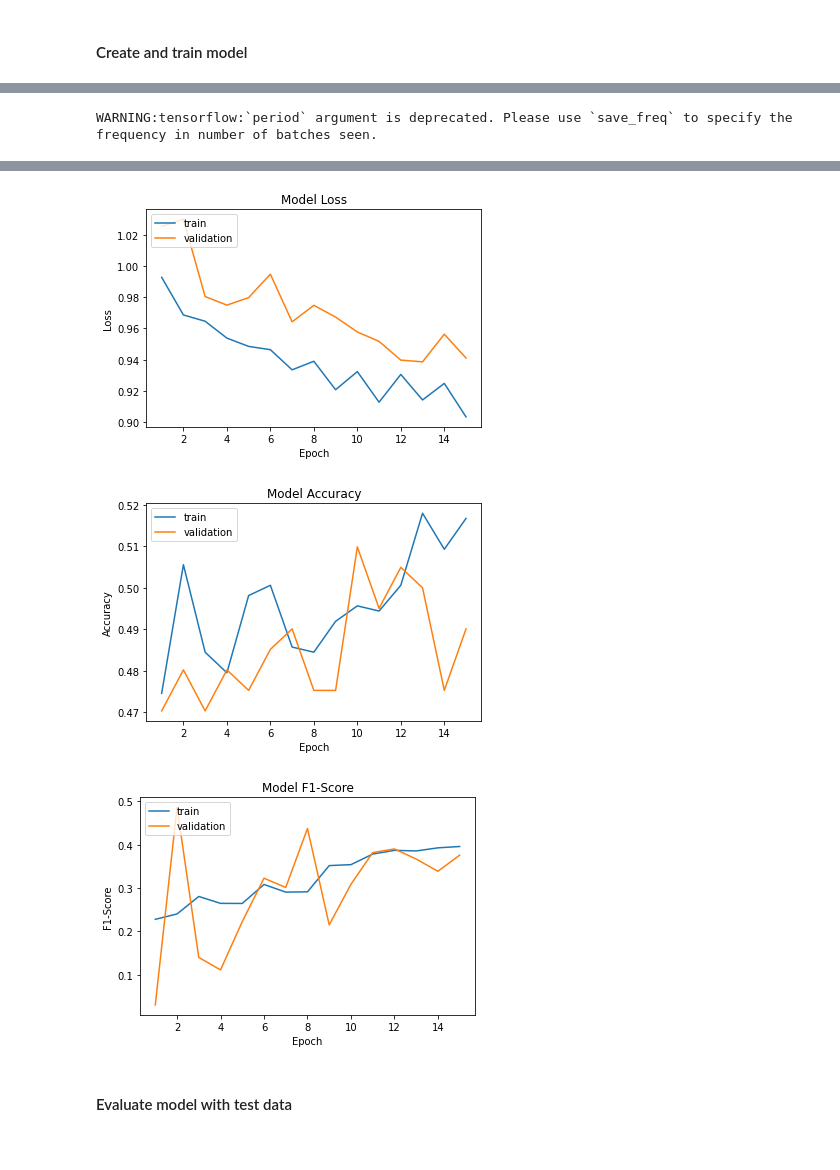
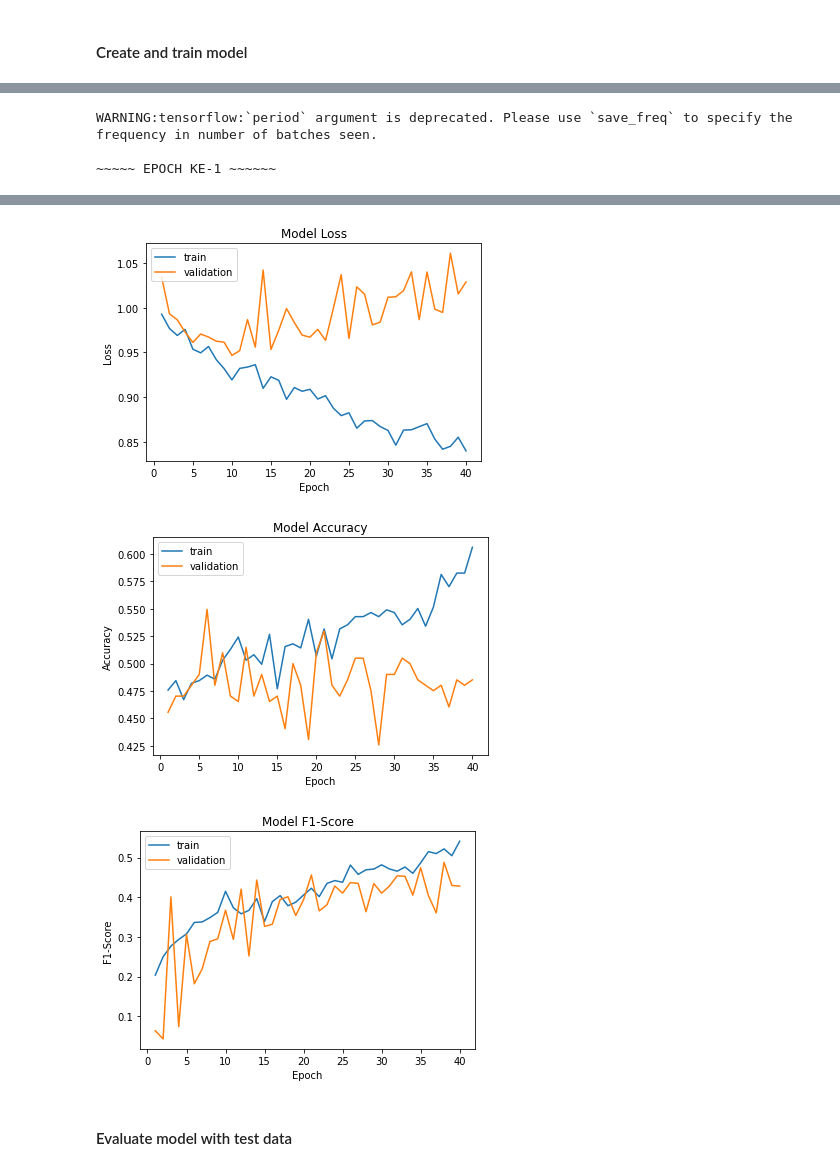
Before and after one commit to fakhryfernanda/deeplearning-tugas, a Jupyter notebook: tugas3/model_train.ipynb, the cells around one changed output, grey strips where cells are left out. Drawn from its saved outputs; the diff is of its cells as text; code cells hidden in the pictures.

```diff
--- a/tugas3/model_train.ipynb
+++ b/tugas3/model_train.ipynb
@@ -268,7 +268,7 @@ None
 # %%
 ### Train model
 
-EPOCHS = 15
+EPOCHS = 40
 BATCH_SIZE = 128
 
 optimizer = Adam(learning_rate=0.0005)
@@ -290,6 +290,7 @@ train_history = {"loss":[],
                  "val_f1_score":[]}
 
 for epoch in range(EPOCHS):
+    print(f"\n~~~~~ EPOCH KE-{epoch + 1} ~~~~~~\n")
     for i in range(len(x_train)):
         hist = model.fit(x_train[i], y_train[i], validation_split=0.2,
                          sample_weight=sample_weights, callbacks=[es, rlp, mcp],
@@ -305,3 +306,5 @@ for epoch in range(EPOCHS):
 plot_history(train_history)
 # %% [output]
 WARNING:tensorflow:`period` argument is deprecated. Please use `save_freq` to specify the frequency in number of batches seen.
+
+~~~~~ EPOCH KE-1 ~~~~~~
@@ -326,6 +329,6 @@ INFO:tensorflow:Assets written to: best_model/assets
-[figure, old version]
+[figure, new version]
-[figure, old version]
+[figure, new version]
-[figure, old version]
+[figure, new version]
 # %% [markdown]
 #### Evaluate model with test data
 # %%
```
Also changed, not shown: parts of 5 cells of this notebook.
